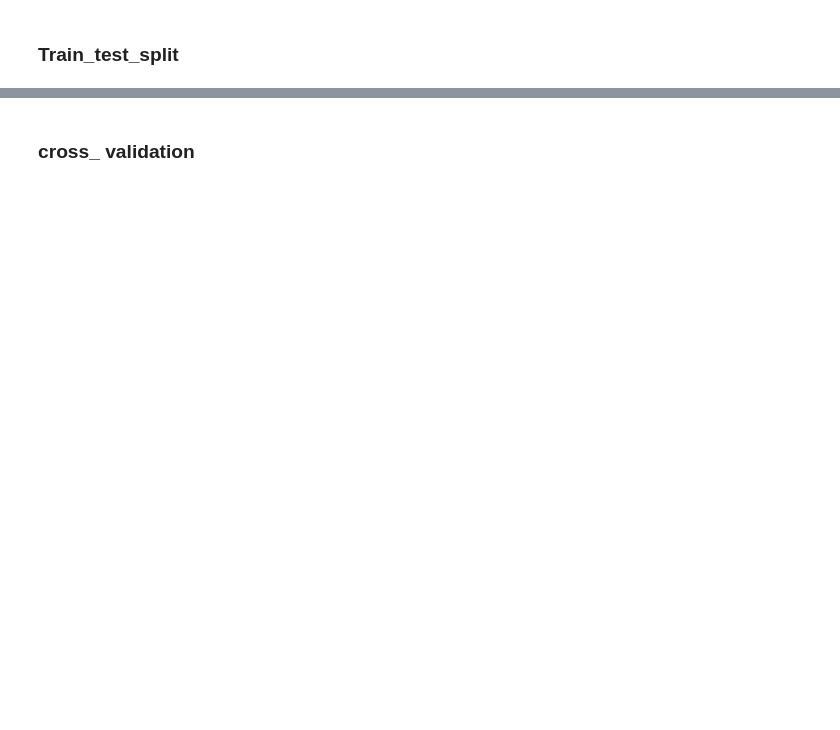
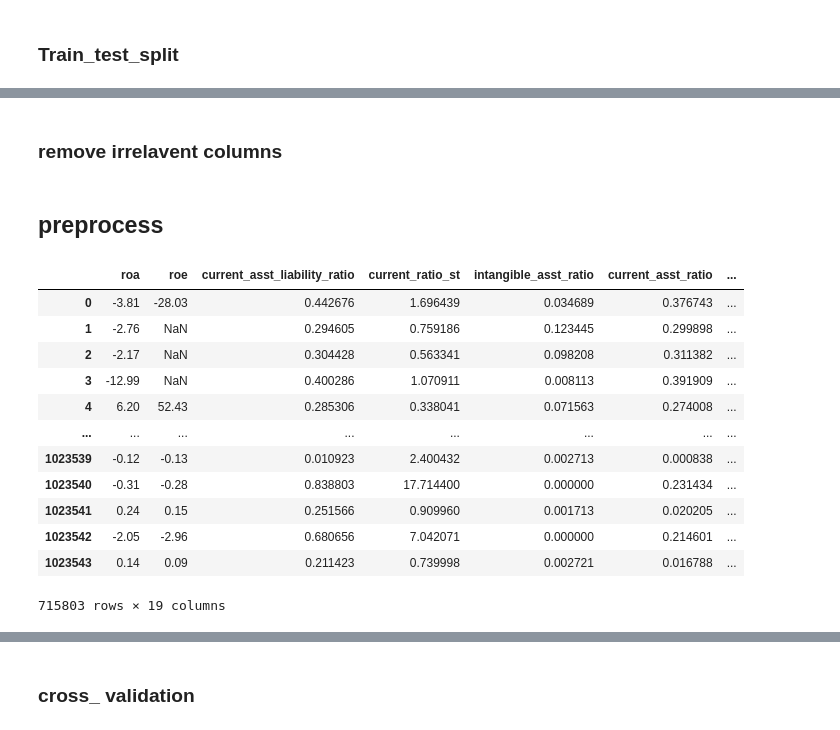
Before and after one commit to shangluyang/3001_final_project, a Jupyter notebook: notebooks/feature engineering.ipynb, the cells around one changed output, grey strips where cells are left out. Saved outputs shown, nothing was run; the diff lists cells and outputs as text; code cells hidden in the pictures; blank space fills up the shorter version.

```diff
--- a/notebooks/feature engineering.ipynb
+++ b/notebooks/feature engineering.ipynb
@@ -315,0 +326,11 @@ df.iloc[:,39:].drop(columns = ['wc_net','margin_fin','cf_operations']).isnull().
+# %% [markdown]
+### remove irrelavent columns
+# %%
+new_df = df.iloc[:,39:].drop(columns = ['wc_net','margin_fin','cf_operations'])
+cols = []
+for col in new_df.columns:
+    if 'binned' in col:
+        cols.append(col)
+new_df = new_df.drop(columns = cols)
+# %% [markdown]
+## preprocess
@@ -315,0 +339,22 @@ df.iloc[:,39:].drop(columns = ['wc_net','margin_fin','cf_operations']).isnull().
+# %%
+# fill na with mean
+new_df['id'] = df['id']
+train, test = random_split(new_df, 0.7)
+# %%
+train_y = train['defaulted']
+train_X = train.drop(columns=['defaulted'])
+train_X
+# %% [output]
+|  | roa | roe | current_asst_liability_ratio | current_ratio_st | intangible_asst_ratio | current_asst_ratio | ... |
+| 0 | -3.81 | -28.03 | 0.442676 | 1.696439 | 0.034689 | 0.376743 | ... |
+| 1 | -2.76 | NaN | 0.294605 | 0.759186 | 0.123445 | 0.299898 | ... |
+| 2 | -2.17 | NaN | 0.304428 | 0.563341 | 0.098208 | 0.311382 | ... |
+| 3 | -12.99 | NaN | 0.400286 | 1.070911 | 0.008113 | 0.391909 | ... |
+| 4 | 6.20 | 52.43 | 0.285306 | 0.338041 | 0.071563 | 0.274008 | ... |
+| ... | ... | ... | ... | ... | ... | ... | ... |
+| 1023539 | -0.12 | -0.13 | 0.010923 | 2.400432 | 0.002713 | 0.000838 | ... |
+| 1023540 | -0.31 | -0.28 | 0.838803 | 17.714400 | 0.000000 | 0.231434 | ... |
+| 1023541 | 0.24 | 0.15 | 0.251566 | 0.909960 | 0.001713 | 0.020205 | ... |
+| 1023542 | -2.05 | -2.96 | 0.680656 | 7.042071 | 0.000000 | 0.214601 | ... |
+| 1023543 | 0.14 | 0.09 | 0.211423 | 0.739998 | 0.002721 | 0.016788 | ... |
+715803 rows × 19 columns
```
Also changed, not shown: parts of 40 cells of this notebook, 1 other file.
